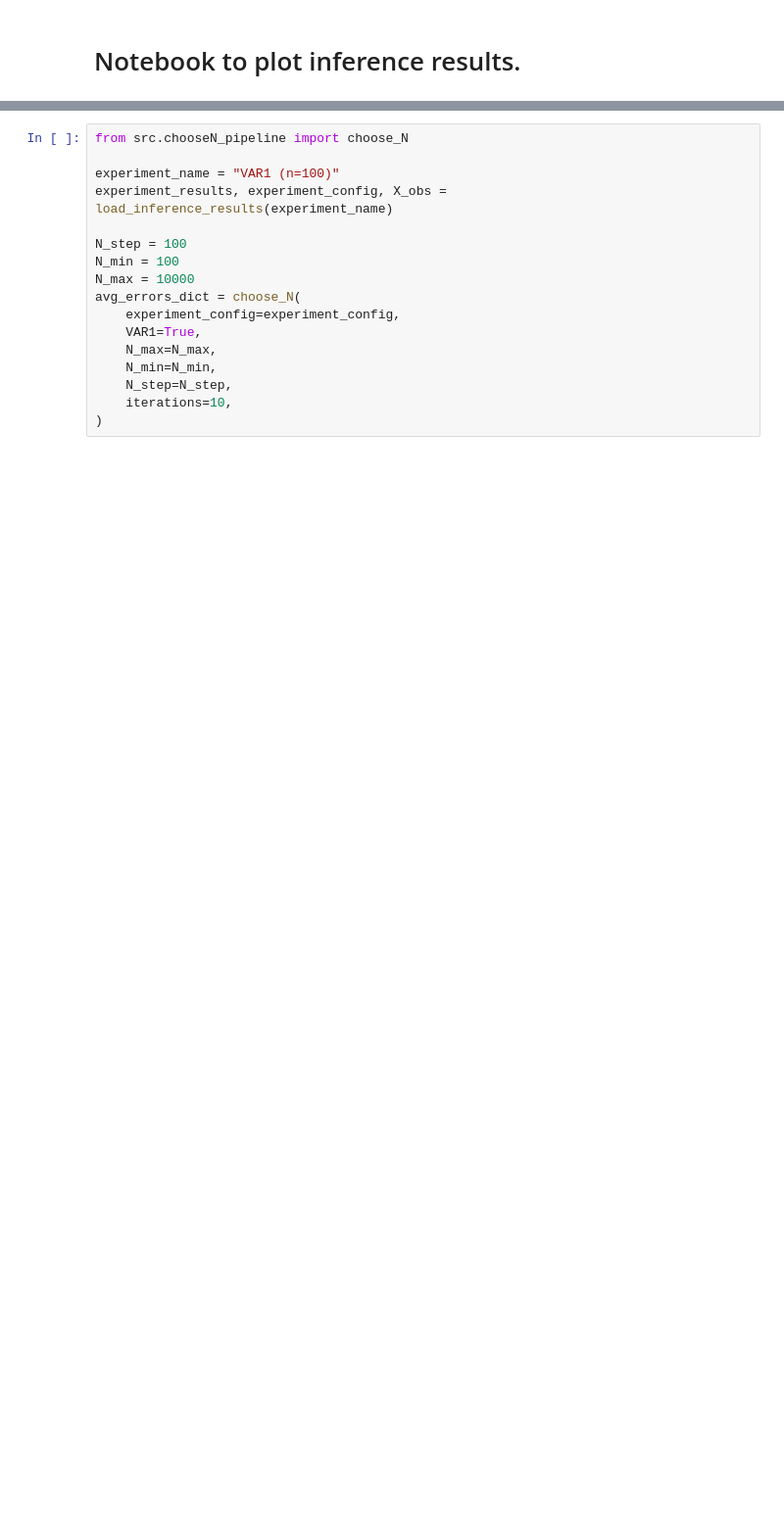
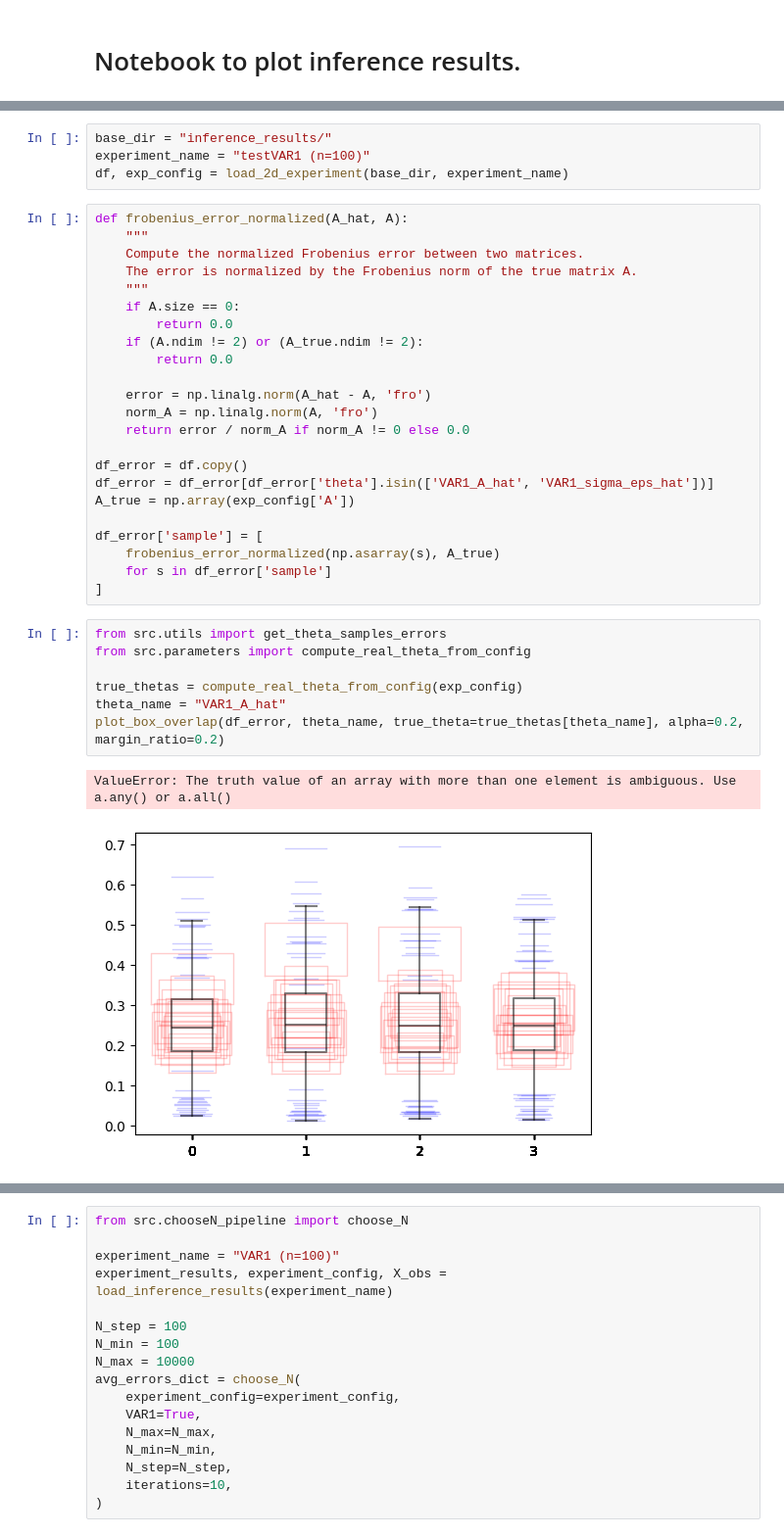
Before and after one commit to chgendreau/bayesian-prediction, a Jupyter notebook: report_plots.ipynb, the cells around one changed output, grey strips where cells are left out. Shown at 98% size. Cells and saved outputs as stored; diff of their text form; blank space fills up the shorter version.

```diff
--- a/report_plots.ipynb
+++ b/report_plots.ipynb
@@ -2,0 +284,37 @@
+# %%
+base_dir = "inference_results/"
+experiment_name = "testVAR1 (n=100)"
+df, exp_config = load_2d_experiment(base_dir, experiment_name)
+# %%
+def frobenius_error_normalized(A_hat, A):
+    """
+    Compute the normalized Frobenius error between two matrices.
+    The error is normalized by the Frobenius norm of the true matrix A.
+    """
+    if A.size == 0:
+        return 0.0
+    if (A.ndim != 2) or (A_true.ndim != 2):
+        return 0.0
+
+    error = np.linalg.norm(A_hat - A, 'fro')
+    norm_A = np.linalg.norm(A, 'fro')
+    return error / norm_A if norm_A != 0 else 0.0
+
+df_error = df.copy()
+df_error = df_error[df_error['theta'].isin(['VAR1_A_hat', 'VAR1_sigma_eps_hat'])]
+A_true = np.array(exp_config['A'])
+
+df_error['sample'] = [
+    frobenius_error_normalized(np.asarray(s), A_true)
+    for s in df_error['sample']
+]
+# %%
+from src.utils import get_theta_samples_errors
+from src.parameters import compute_real_theta_from_config
+
+true_thetas = compute_real_theta_from_config(exp_config)
+theta_name = "VAR1_A_hat"
+plot_box_overlap(df_error, theta_name, true_theta=true_thetas[theta_name], alpha=0.2, margin_ratio=0.2)
+# %% [output]
+ValueError: The truth value of an array with more than one element is ambiguous. Use a.any() or a.all()
+[figure, added]
```
Also changed, not shown: parts of 20 cells of this notebook, 12 other files.
